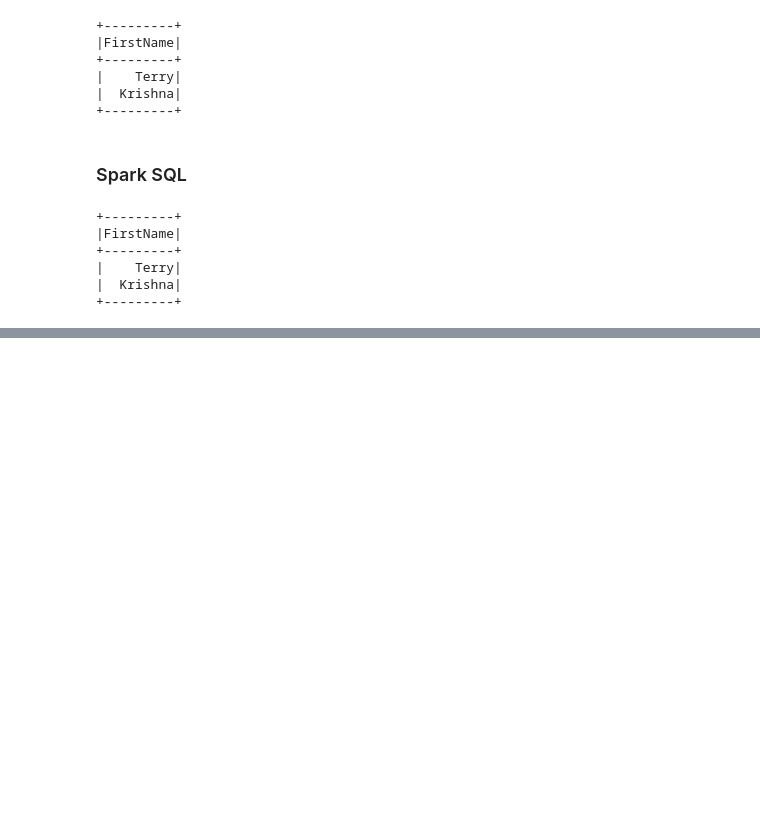
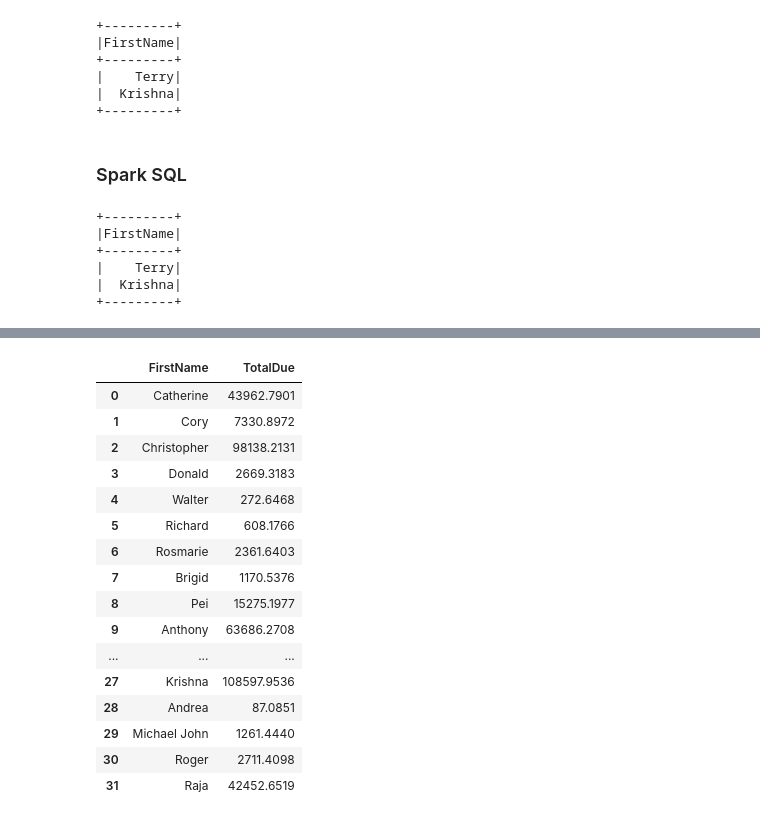
Before and after one commit to alonsoaca/pandas-spark-sql, a Jupyter notebook: sql_pandas_pyspark_demo.ipynb, the cells around one changed output, grey strips where cells are left out. Saved outputs shown, nothing was run; the diff lists cells and outputs as text; code cells hidden in the pictures; blank space fills up the shorter version.

```diff
--- a/aw_pandas_demo.ipynb
+++ b/sql_pandas_pyspark_demo.ipynb
@@ -638,0 +641,6 @@ sqlDF.show()
+# %%
+import pyspark.pandas as ps
+
+df_customer_pandas_ps = ps.read_parquet('./datasets/customer.parquet')
+
+df_sales_pandas_ps = ps.read_parquet('./datasets/sales_order_header.parquet')
@@ -638,0 +662,24 @@ sqlDF.show()
+# %%
+ps.sql("""
+    SELECT  a.FirstName,
+            b.TotalDue
+    FROM {customer} a join {sales} b on (a.CustomerID = b.CustomerID)
+    """,customer=df_customer_pandas_ps, sales=df_sales_pandas_ps )
+# %% [output]
+|  | FirstName | TotalDue |
+| 0 | Catherine | 43962.7901 |
+| 1 | Cory | 7330.8972 |
+| 2 | Christopher | 98138.2131 |
+| 3 | Donald | 2669.3183 |
+| 4 | Walter | 272.6468 |
+| 5 | Richard | 608.1766 |
+| 6 | Rosmarie | 2361.6403 |
+| 7 | Brigid | 1170.5376 |
+| 8 | Pei | 15275.1977 |
+| 9 | Anthony | 63686.2708 |
+| ... | ... | ... |
+| 27 | Krishna | 108597.9536 |
+| 28 | Andrea | 87.0851 |
+| 29 | Michael John | 1261.4440 |
+| 30 | Roger | 2711.4098 |
+| 31 | Raja | 42452.6519 |
```
Also changed, not shown: parts of 4 cells of this notebook, 6 other files.
